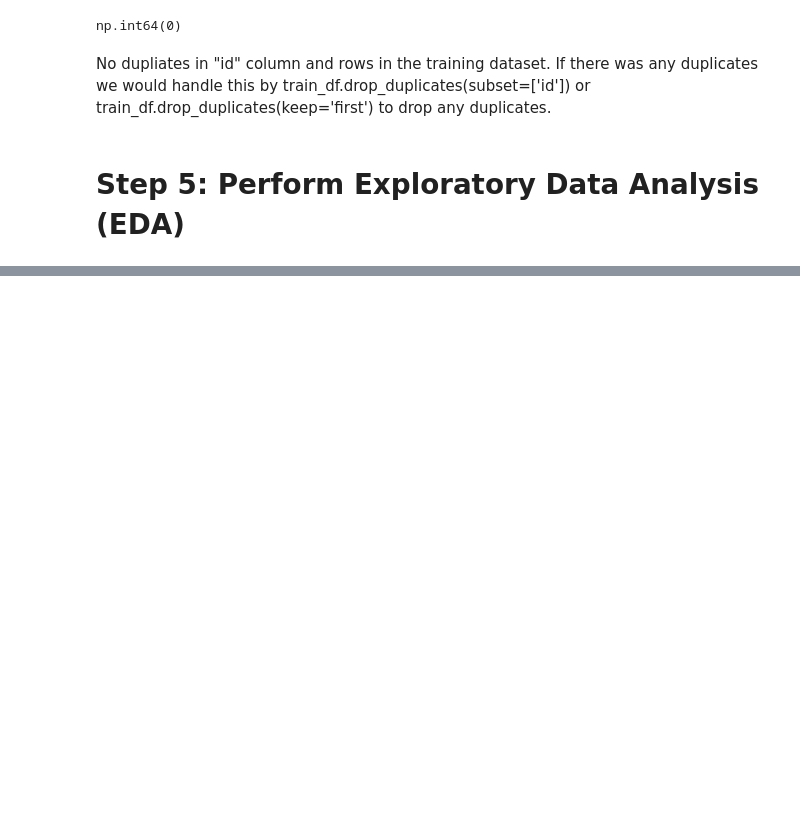
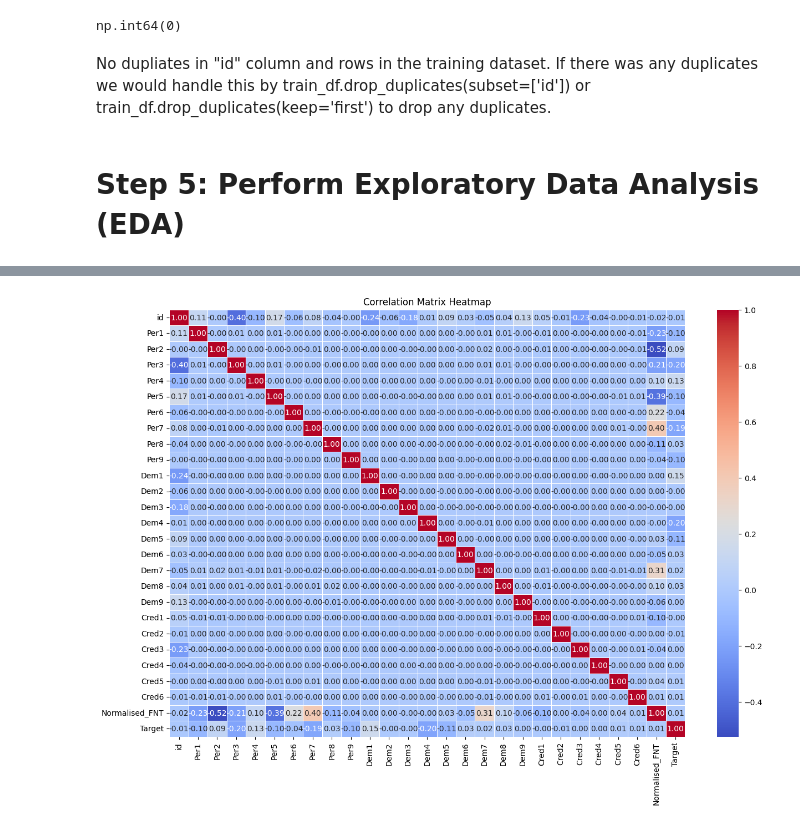
Before and after one commit to ctimothy14/fraud-analysis, a Jupyter notebook: fraud_analysis.ipynb, the cells around one changed output, grey strips where cells are left out. Drawn from its saved outputs; the diff is of its cells as text; code cells hidden in the pictures; blank space fills up the shorter version.

```diff
--- a/fraud_analysis.ipynb
+++ b/fraud_analysis.ipynb
@@ -262,0 +276,16 @@ for i in train_df.columns:
+# %%
+# Identifying Correlations Between Different Features.
+
+# Select only numeric columns for correlation analysis
+numeric_cols = train_df.select_dtypes(include=['number'])
+
+# Compute the correlation matrix for numerical columns
+correlation_matrix = numeric_cols.corr()
+
+plt.figure(figsize=(15,10))
+# Create heatmap
+sns.heatmap(correlation_matrix, annot=True, cmap="coolwarm", fmt=".2f", linewidths=0.5)
+plt.title("Correlation Matrix Heatmap")
+plt.show()
+# %% [output]
+[figure, added]
```
Also changed, not shown: parts of 9 cells of this notebook.
